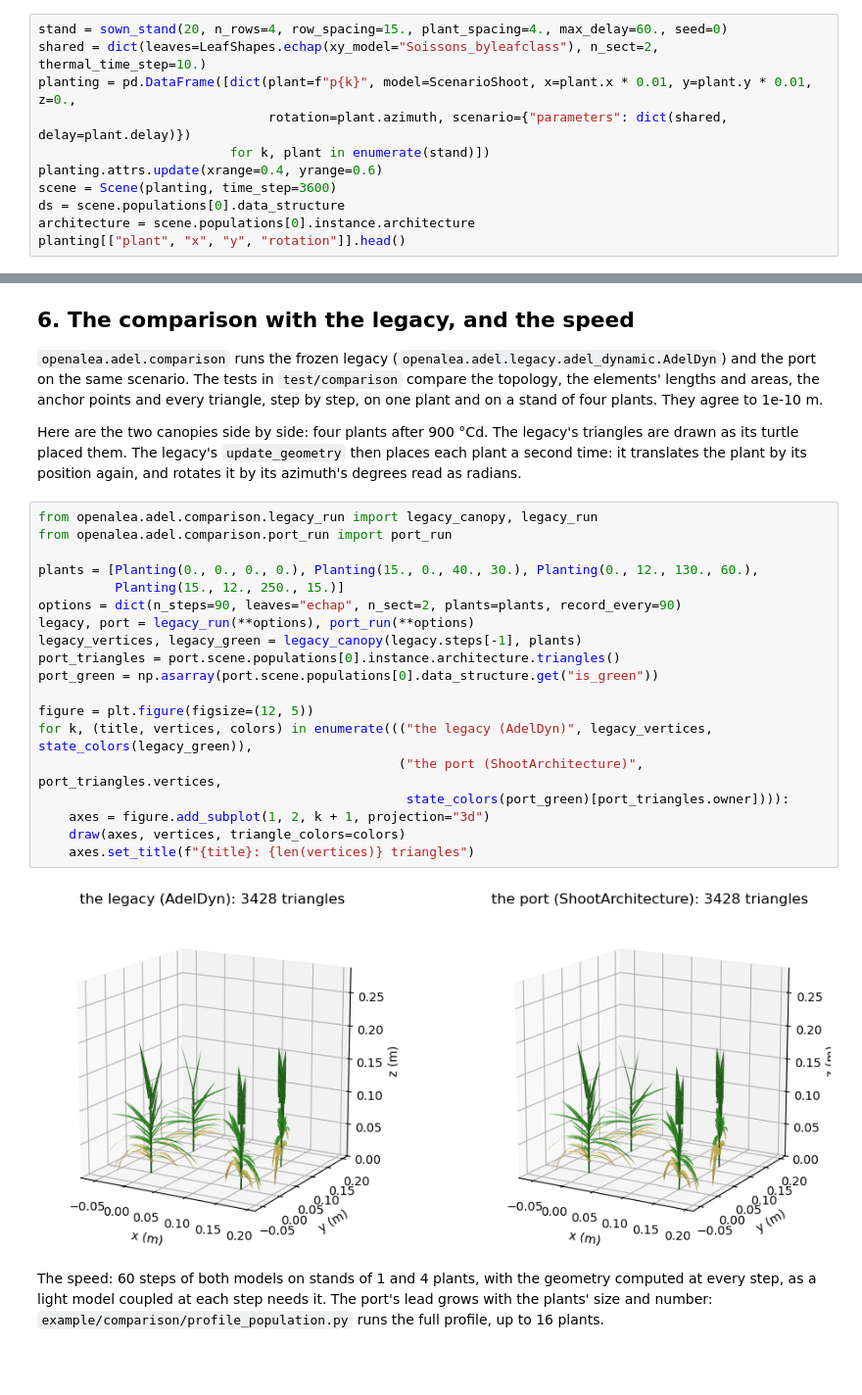
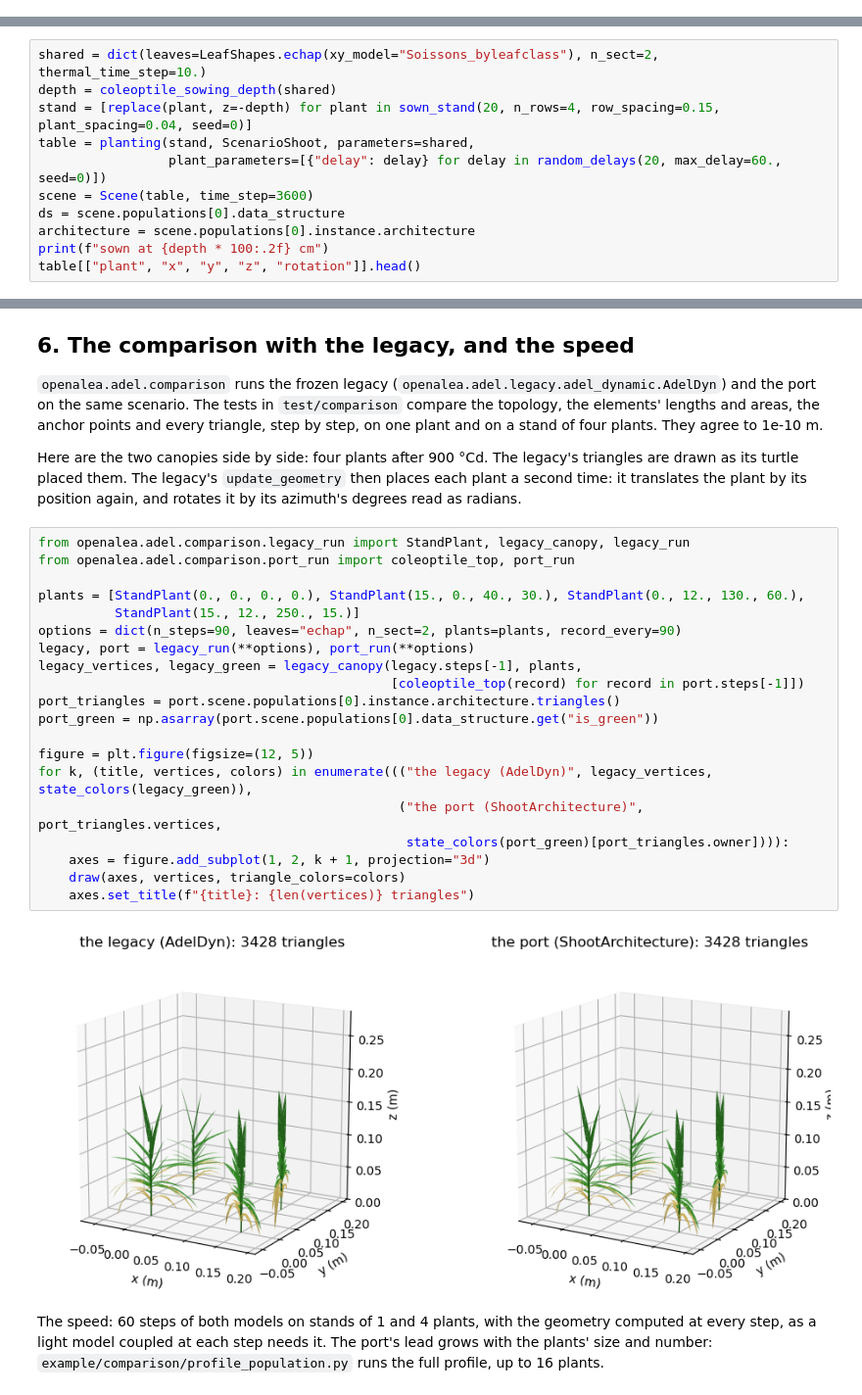
Before and after one commit to openalea/adel, a Jupyter notebook: example/tutorials/tutorial_shoot_architecture.ipynb, the cells around one changed output, grey strips where cells are left out. Shown at 98% size. Drawn from its saved outputs; the diff is of its cells as text; blank space fills up the shorter version.

```diff
--- a/example/tutorials/tutorial_shoot_architecture.ipynb
+++ b/example/tutorials/tutorial_shoot_architecture.ipynb
@@ -104,11 +193,0 @@ shared by every plant. With these dynamic shapes, the sample plant's shape class
-# %%
-stand = sown_stand(20, n_rows=4, row_spacing=15., plant_spacing=4., max_delay=60., seed=0)
-shared = dict(leaves=LeafShapes.echap(xy_model="Soissons_byleafclass"), n_sect=2, thermal_time_step=10.)
-planting = pd.DataFrame([dict(plant=f"p{k}", model=ScenarioShoot, x=plant.x * 0.01, y=plant.y * 0.01, z=0.,
-                              rotation=plant.azimuth, scenario={"parameters": dict(shared, delay=plant.delay)})
-                         for k, plant in enumerate(stand)])
-planting.attrs.update(xrange=0.4, yrange=0.6)
-scene = Scene(planting, time_step=3600)
-ds = scene.populations[0].data_structure
-architecture = scene.populations[0].instance.architecture
-planting[["plant", "x", "y", "rotation"]].head()
@@ -121,0 +212,11 @@ planting[["plant", "x", "y", "rotation"]].head()
+# %%
+shared = dict(leaves=LeafShapes.echap(xy_model="Soissons_byleafclass"), n_sect=2, thermal_time_step=10.)
+depth = coleoptile_sowing_depth(shared)
+stand = [replace(plant, z=-depth) for plant in sown_stand(20, n_rows=4, row_spacing=0.15, plant_spacing=0.04, seed=0)]
+table = planting(stand, ScenarioShoot, parameters=shared,
+                 plant_parameters=[{"delay": delay} for delay in random_delays(20, max_delay=60., seed=0)])
+scene = Scene(table, time_step=3600)
+ds = scene.populations[0].data_structure
+architecture = scene.populations[0].instance.architecture
+print(f"sown at {depth * 100:.2f} cm")
+table[["plant", "x", "y", "z", "rotation"]].head()
@@ -358,26 +467,27 @@ Here are the two canopies side by side: four plants after 900 °Cd. The legacy's
 placed them. The legacy's `update_geometry` then places each plant a second time: it translates the plant by its
 position again, and rotates it by its azimuth's degrees read as radians.
 # %%
-from openalea.adel.comparison.legacy_run import legacy_canopy, legacy_run
-from openalea.adel.comparison.port_run import port_run
+from openalea.adel.comparison.legacy_run import StandPlant, legacy_canopy, legacy_run
+from openalea.adel.comparison.port_run import coleoptile_top, port_run
 
-plants = [Planting(0., 0., 0., 0.), Planting(15., 0., 40., 30.), Planting(0., 12., 130., 60.),
-          Planting(15., 12., 250., 15.)]
+plants = [StandPlant(0., 0., 0., 0.), StandPlant(15., 0., 40., 30.), StandPlant(0., 12., 130., 60.),
+          StandPlant(15., 12., 250., 15.)]
 options = dict(n_steps=90, leaves="echap", n_sect=2, plants=plants, record_every=90)
 legacy, port = legacy_run(**options), port_run(**options)
-legacy_vertices, legacy_green = legacy_canopy(legacy.steps[-1], plants)
+legacy_vertices, legacy_green = legacy_canopy(legacy.steps[-1], plants,
+                                              [coleoptile_top(record) for record in port.steps[-1]])
 port_triangles = port.scene.populations[0].instance.architecture.triangles()
 port_green = np.asarray(port.scene.populations[0].data_structure.get("is_green"))
 
 figure = plt.figure(figsize=(12, 5))
 for k, (title, vertices, colors) in enumerate((("the legacy (AdelDyn)", legacy_vertices, state_colors(legacy_green)),
                                                ("the port (ShootArchitecture)", port_triangles.vertices,
                                                 state_colors(port_green)[port_triangles.owner]))):
     axes = figure.add_subplot(1, 2, k + 1, projection="3d")
     draw(axes, vertices, triangle_colors=colors)
     axes.set_title(f"{title}: {len(vertices)} triangles")
 # %% [output]
-[figure, old version]
+[figure, new version]
 # %% [markdown]
 The speed: 60 steps of both models on stands of 1 and 4 plants, with the geometry computed at every step, as a light
 model coupled at each step needs it. The port's lead grows with the plants' size and number:
```
Also changed, not shown: parts of 19 cells of this notebook.
